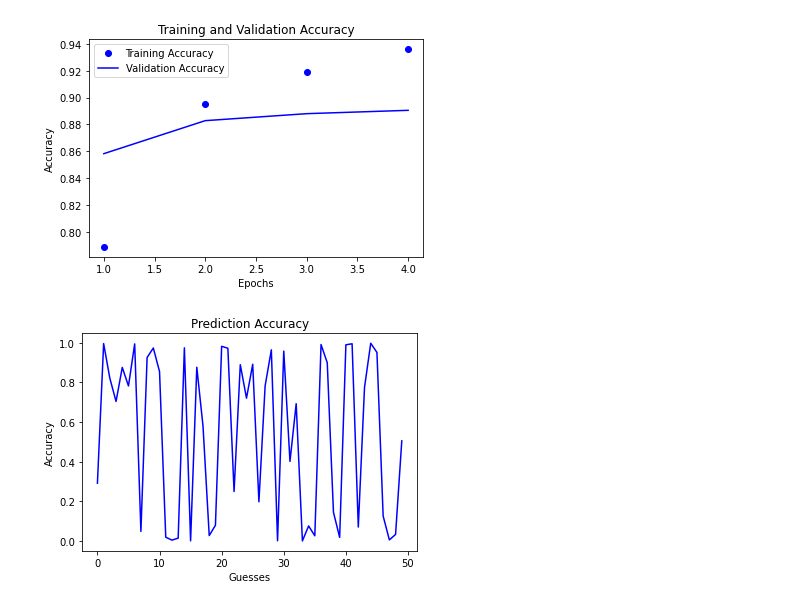
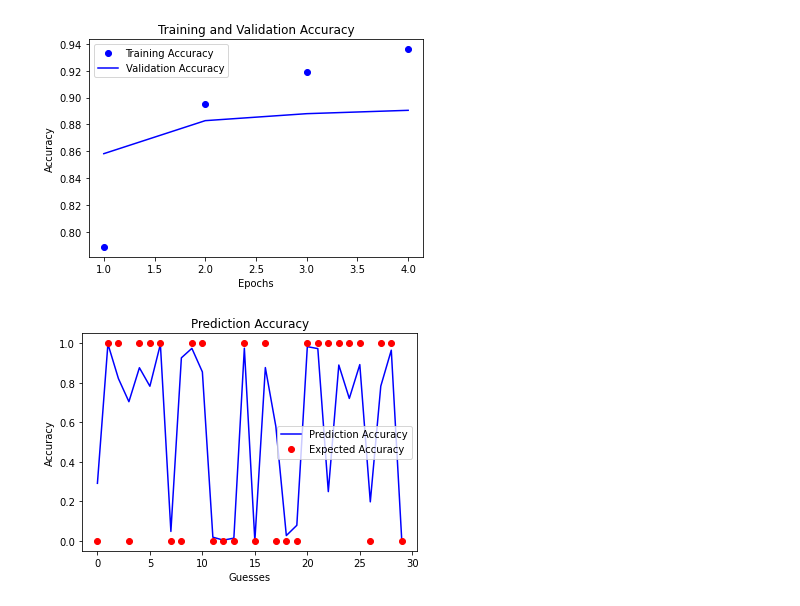
Before and after one commit to williamdarkocode/DL-ML, a Jupyter notebook: DeepLearning_ML_Fundamentals/Code/chollet_imbd_dataset.ipynb, the cells around one changed output. Cells and saved outputs as stored; diff of their text form; code cells hidden in the pictures.

```diff
--- a/DeepLearning_ML_Fundamentals/Code/chollet_imbd_dataset.ipynb
+++ b/DeepLearning_ML_Fundamentals/Code/chollet_imbd_dataset.ipynb
@@ -138,14 +138,17 @@ plt.show()
 # %%
 # using a trained network to generate predictions on new data
 
 final_predictions = network_model.predict(x_test_data)
 final_predictions = final_predictions.flatten()
 
-plt.plot(final_predictions[0:50], 'b', label="Prediction Accuracy")
+plt.clf()
+
+plt.plot(final_predictions[0:30], 'b', label="Prediction Accuracy")
+plt.plot(y_test_labels[0:30], 'ro', label="Expected Accuracy")
 plt.title('Prediction Accuracy')
 plt.xlabel('Guesses')
 plt.ylabel('Accuracy')
-# plt.legend()
+plt.legend()
 plt.show()
 # %% [output]
-[figure, old version]
+[figure, new version]
```
Also changed, not shown: 1 other file.
